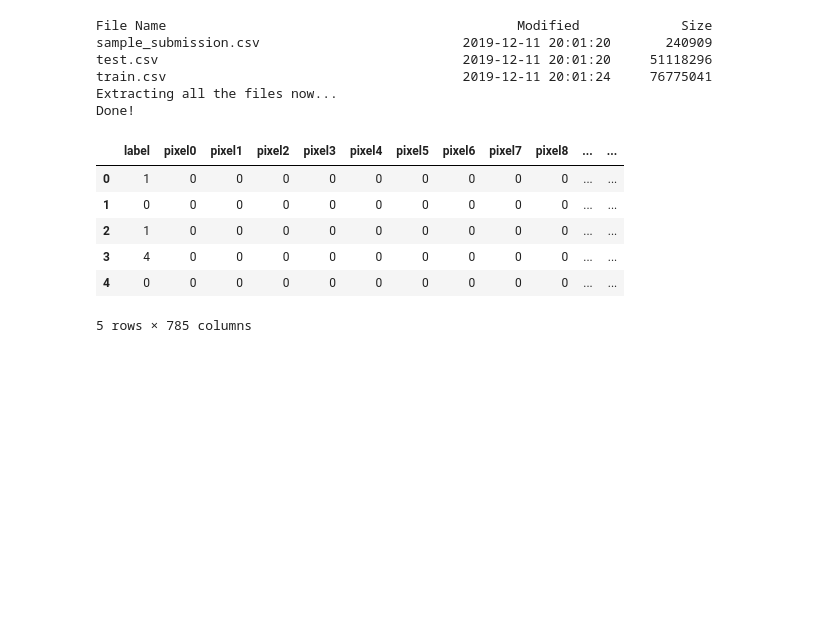
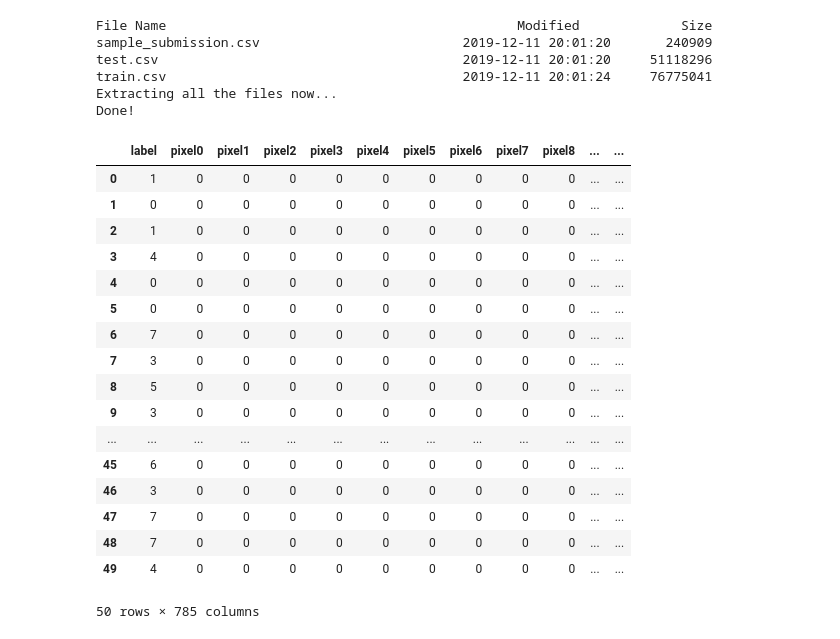
Before and after one commit to yogesh895/Kaggle-Competitions, a Jupyter notebook: Digit Recognition Competetion/attempt 1.ipynb, the cells around one changed output. Drawn from its saved outputs; the diff is of its cells as text; code cells hidden in the pictures; blank space fills up the shorter version.

```diff
--- a/Digit Recognition Competetion/attempt 1.ipynb
+++ b/Digit Recognition Competetion/attempt 1.ipynb
@@ -19,13 +24,24 @@ import pandas as pd
 # %%
 a=pd.read_csv('train.csv')
-a.head()
+a.head(50)
 # %% [output]
 |  | label | pixel0 | pixel1 | pixel2 | pixel3 | pixel4 | pixel5 | pixel6 | pixel7 | pixel8 | ... | ... |
 | 0 | 1 | 0 | 0 | 0 | 0 | 0 | 0 | 0 | 0 | 0 | ... | ... |
 | 1 | 0 | 0 | 0 | 0 | 0 | 0 | 0 | 0 | 0 | 0 | ... | ... |
 | 2 | 1 | 0 | 0 | 0 | 0 | 0 | 0 | 0 | 0 | 0 | ... | ... |
 | 3 | 4 | 0 | 0 | 0 | 0 | 0 | 0 | 0 | 0 | 0 | ... | ... |
 | 4 | 0 | 0 | 0 | 0 | 0 | 0 | 0 | 0 | 0 | 0 | ... | ... |
+| 5 | 0 | 0 | 0 | 0 | 0 | 0 | 0 | 0 | 0 | 0 | ... | ... |
+| 6 | 7 | 0 | 0 | 0 | 0 | 0 | 0 | 0 | 0 | 0 | ... | ... |
+| 7 | 3 | 0 | 0 | 0 | 0 | 0 | 0 | 0 | 0 | 0 | ... | ... |
+| 8 | 5 | 0 | 0 | 0 | 0 | 0 | 0 | 0 | 0 | 0 | ... | ... |
+| 9 | 3 | 0 | 0 | 0 | 0 | 0 | 0 | 0 | 0 | 0 | ... | ... |
+| ... | ... | ... | ... | ... | ... | ... | ... | ... | ... | ... | ... | ... |
+| 45 | 6 | 0 | 0 | 0 | 0 | 0 | 0 | 0 | 0 | 0 | ... | ... |
+| 46 | 3 | 0 | 0 | 0 | 0 | 0 | 0 | 0 | 0 | 0 | ... | ... |
+| 47 | 7 | 0 | 0 | 0 | 0 | 0 | 0 | 0 | 0 | 0 | ... | ... |
+| 48 | 7 | 0 | 0 | 0 | 0 | 0 | 0 | 0 | 0 | 0 | ... | ... |
+| 49 | 4 | 0 | 0 | 0 | 0 | 0 | 0 | 0 | 0 | 0 | ... | ... |
-5 rows × 785 columns
+50 rows × 785 columns
 # %%
 b=pd.read_csv('test.csv')
```
Also changed, not shown: parts of 3 cells of this notebook, 4 other files.
